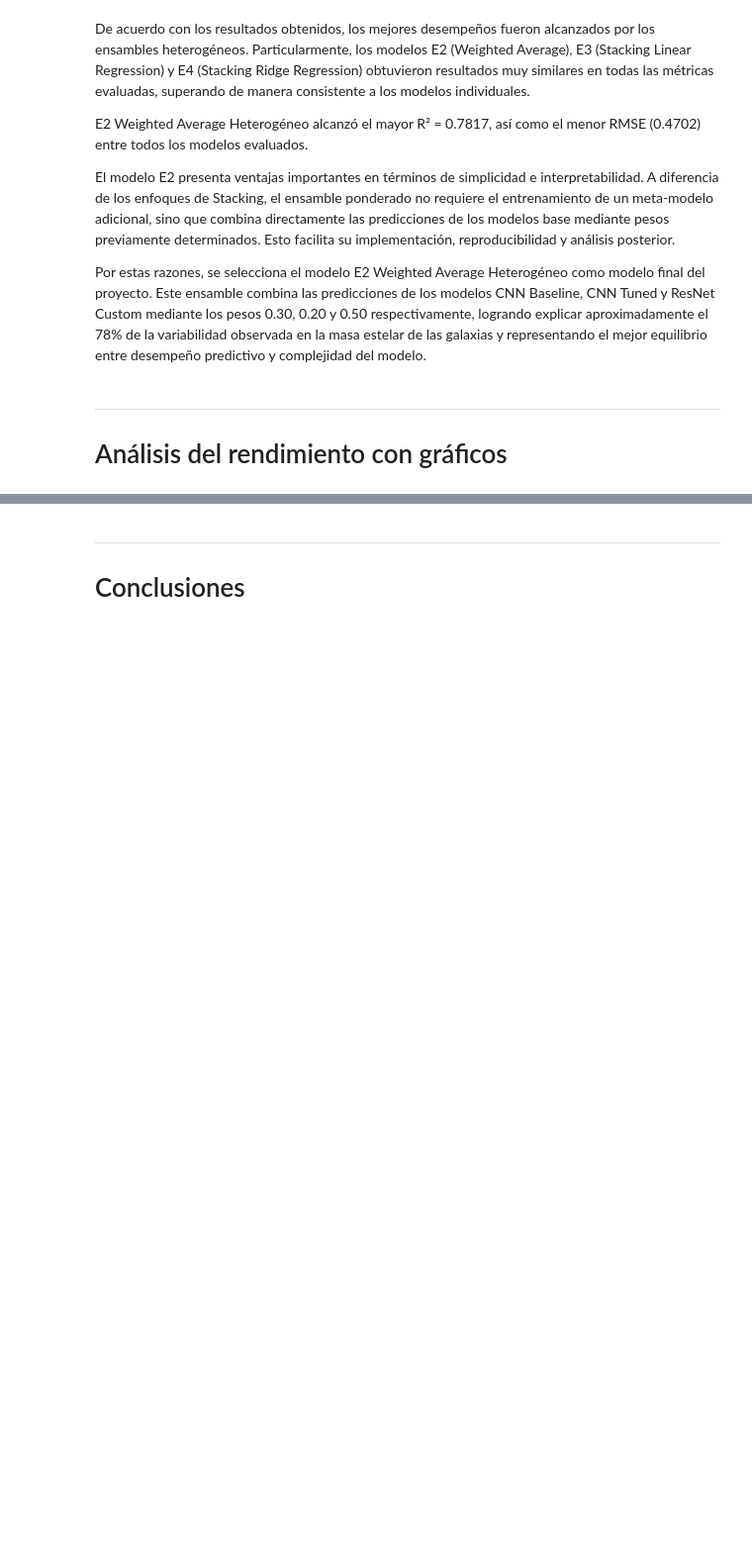
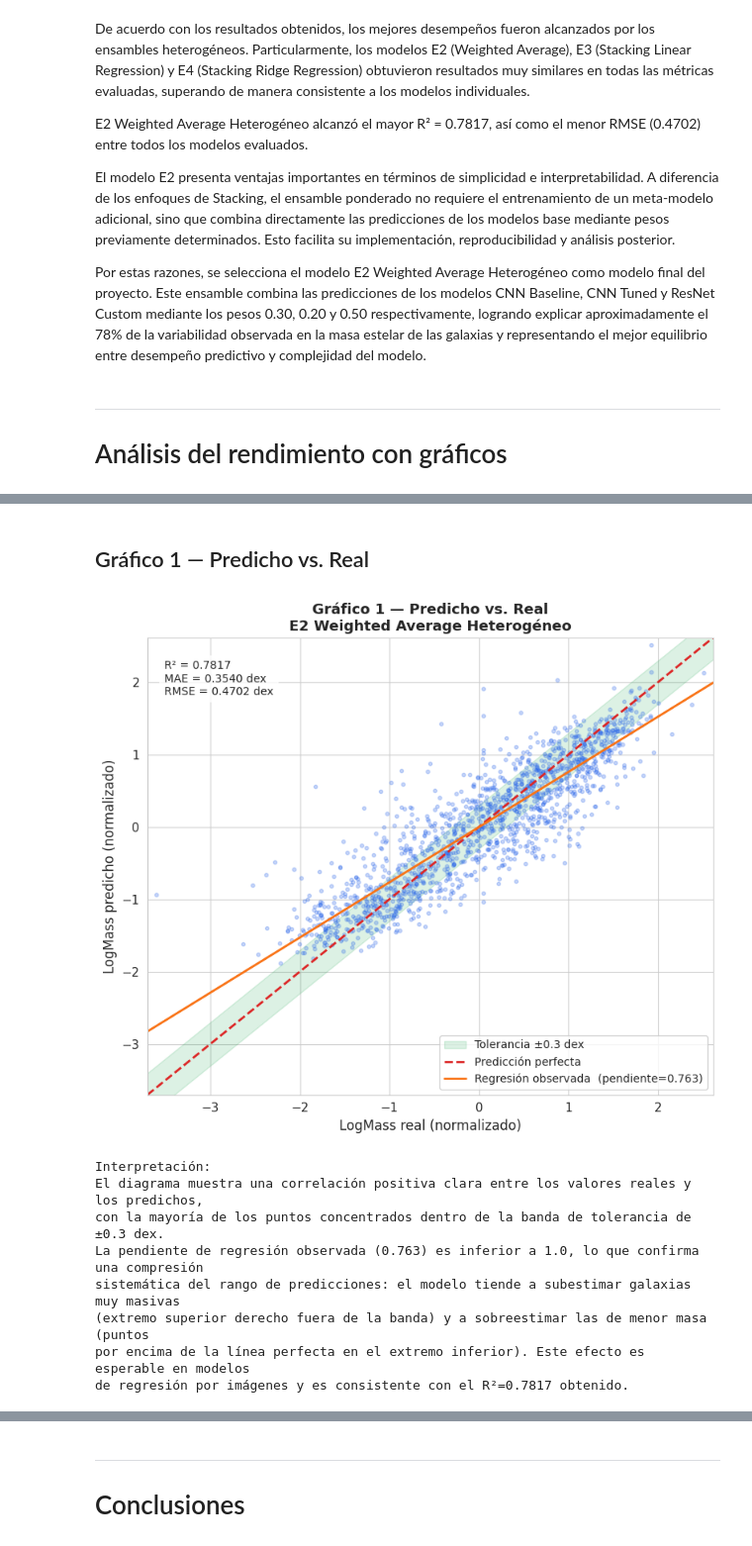
Before and after one commit to GusMorales14/Avance5.-61, a Jupyter notebook: Avance5.61.ipynb, the cells around one changed output, grey strips where cells are left out. Shown at 99% size. Saved outputs shown, nothing was run; the diff lists cells and outputs as text; code cells hidden in the pictures; blank space fills up the shorter version.

Commit message:
Graficos Agregados
& comparaciones visuales con sus respectivas interpretaciones.

```diff
--- a/Avance5.61.ipynb
+++ b/Avance5.61.ipynb
@@ -1190,0 +1224,51 @@ ___
+# %% [markdown]
+## Gráfico 1 — Predicho vs. Real
+# %%
+# ── Gráfico 1: Predicho vs. Real ──────────────────────────
+fig, ax = plt.subplots(figsize=(8, 7))
+
+lim_min = min(y_test_g.min(), y_pred_e2.min()) - 0.1
+lim_max = max(y_test_g.max(), y_pred_e2.max()) + 0.1
+x_line  = np.linspace(lim_min, lim_max, 200)
+
+ax.fill_between(x_line, x_line - 0.3, x_line + 0.3,
+                alpha=0.15, color=C_OK, label="Tolerancia ±0.3 dex")
+ax.plot(x_line, x_line, "--", color=C_WARN, lw=2, label="Predicción perfecta")
+ax.scatter(y_test_g, y_pred_e2, alpha=0.25, s=10, color=C_MAIN, rasterized=True)
+
+m, b, *_ = stats.linregress(y_test_g, y_pred_e2)
+ax.plot(x_line, m*x_line + b, "-", color=C_ACENT, lw=2,
+        label=f"Regresión observada  (pendiente={m:.3f})")
+
+ax.set_xlim(lim_min, lim_max)
+ax.set_ylim(lim_min, lim_max)
+ax.set_xlabel("LogMass real (normalizado)", fontsize=12)
+ax.set_ylabel("LogMass predicho (normalizado)", fontsize=12)
+ax.set_title("Gráfico 1 — Predicho vs. Real\nE2 Weighted Average Heterogéneo",
+             fontsize=13, fontweight="bold")
+ax.legend(fontsize=10)
+ax.text(0.03, 0.95,
+        f"R² = {r2_e2:.4f}\nMAE = {mae_e2:.4f} dex\nRMSE = {rmse_e2:.4f} dex",
+        transform=ax.transAxes, va="top", fontsize=10,
+        bbox=dict(boxstyle="round,pad=0.4", facecolor="white", alpha=0.8))
+plt.tight_layout()
+plt.show()
+
+print("""Interpretación:
+El diagrama muestra una correlación positiva clara entre los valores reales y los predichos,
+con la mayoría de los puntos concentrados dentro de la banda de tolerancia de ±0.3 dex.
+La pendiente de regresión observada (0.763) es inferior a 1.0, lo que confirma una compresión
+sistemática del rango de predicciones: el modelo tiende a subestimar galaxias muy masivas
+(extremo superior derecho fuera de la banda) y a sobreestimar las de menor masa (puntos
+por encima de la línea perfecta en el extremo inferior). Este efecto es esperable en modelos
+de regresión por imágenes y es consistente con el R²=0.7817 obtenido.""")
+# %% [output]
+[figure, added]
+Interpretación:
+El diagrama muestra una correlación positiva clara entre los valores reales y los predichos,
+con la mayoría de los puntos concentrados dentro de la banda de tolerancia de ±0.3 dex.
+La pendiente de regresión observada (0.763) es inferior a 1.0, lo que confirma una compresión
+sistemática del rango de predicciones: el modelo tiende a subestimar galaxias muy masivas
+(extremo superior derecho fuera de la banda) y a sobreestimar las de menor masa (puntos
+por encima de la línea perfecta en el extremo inferior). Este efecto es esperable en modelos
+de regresión por imágenes y es consistente con el R²=0.7817 obtenido.
```
Also changed, not shown: parts of 14 cells of this notebook.
